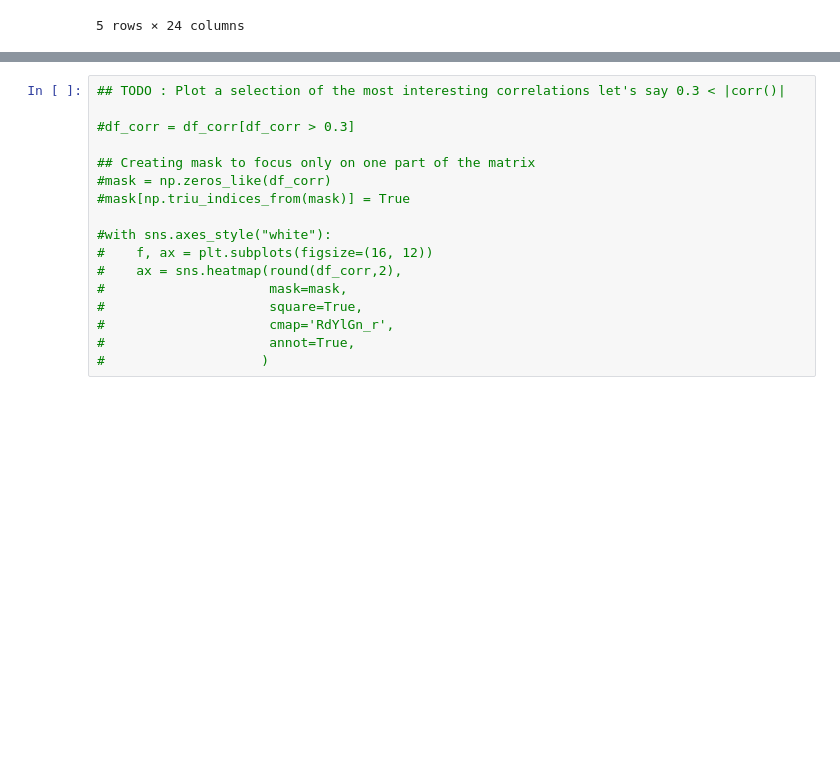
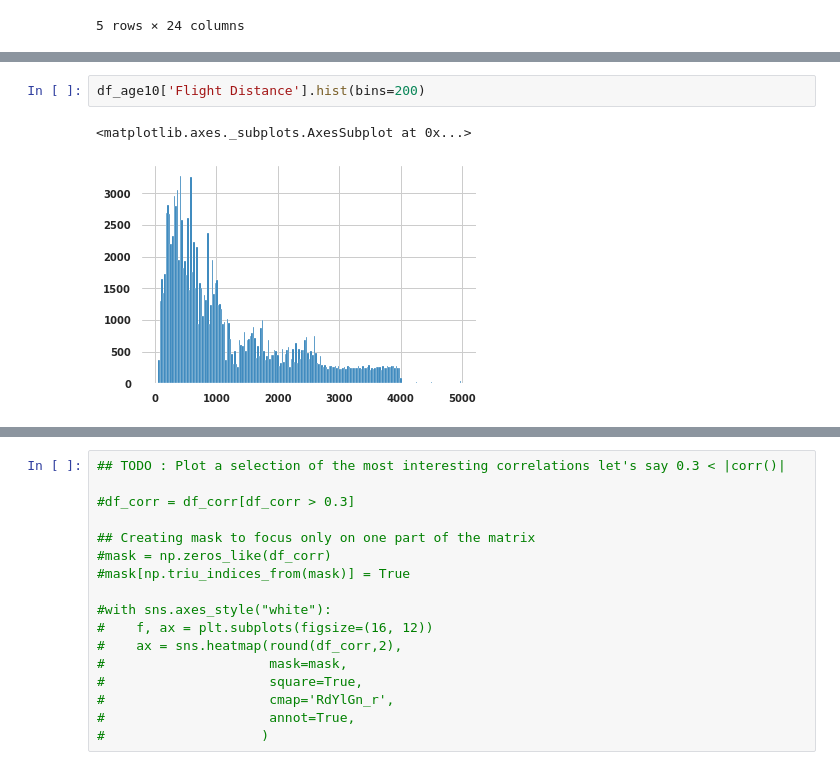
Before and after one commit to n1oftheabove/visualizing-real-world-data-project, a Jupyter notebook: airline_satisfaction.ipynb, the cells around one changed output, grey strips where cells are left out. Cells and saved outputs as stored; diff of their text form; blank space fills up the shorter version.

```diff
--- a/airline_satisfaction.ipynb
+++ b/airline_satisfaction.ipynb
@@ -153,0 +293,5 @@ df.head()
+# %%
+df_age10['Flight Distance'].hist(bins=200)
+# %% [output]
+<matplotlib.axes._subplots.AxesSubplot at 0x...>
+[figure, added]
```
Also changed, not shown: parts of 34 cells of this notebook.
